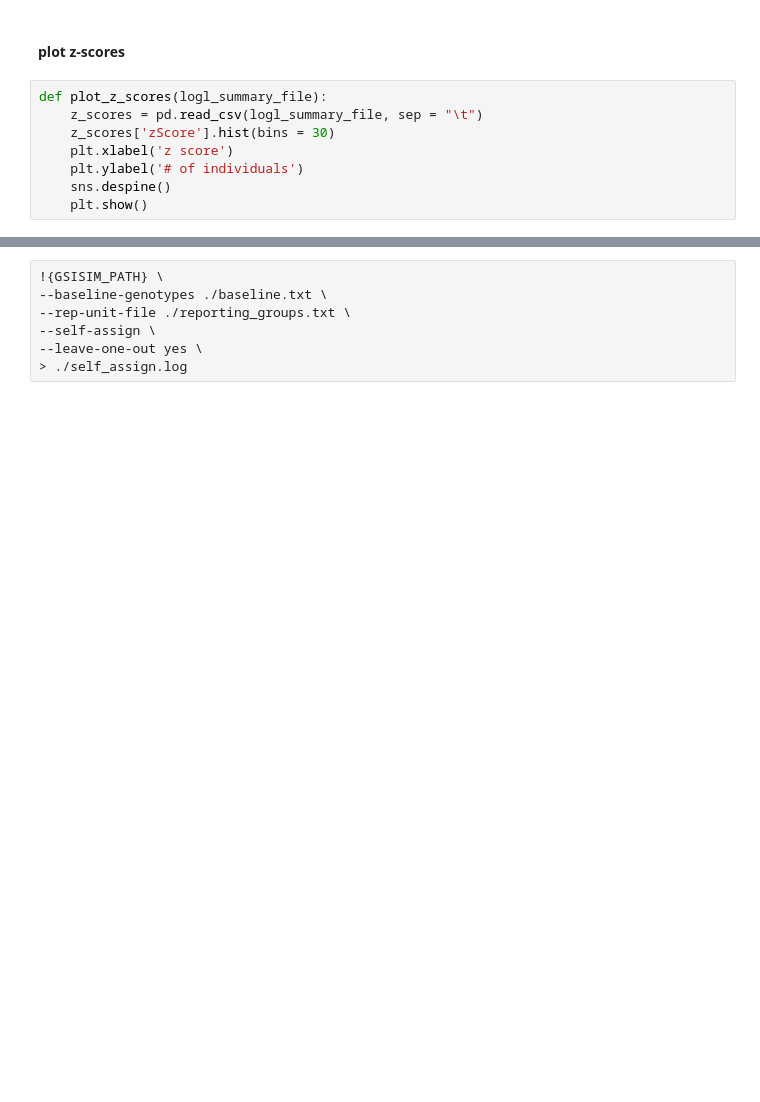
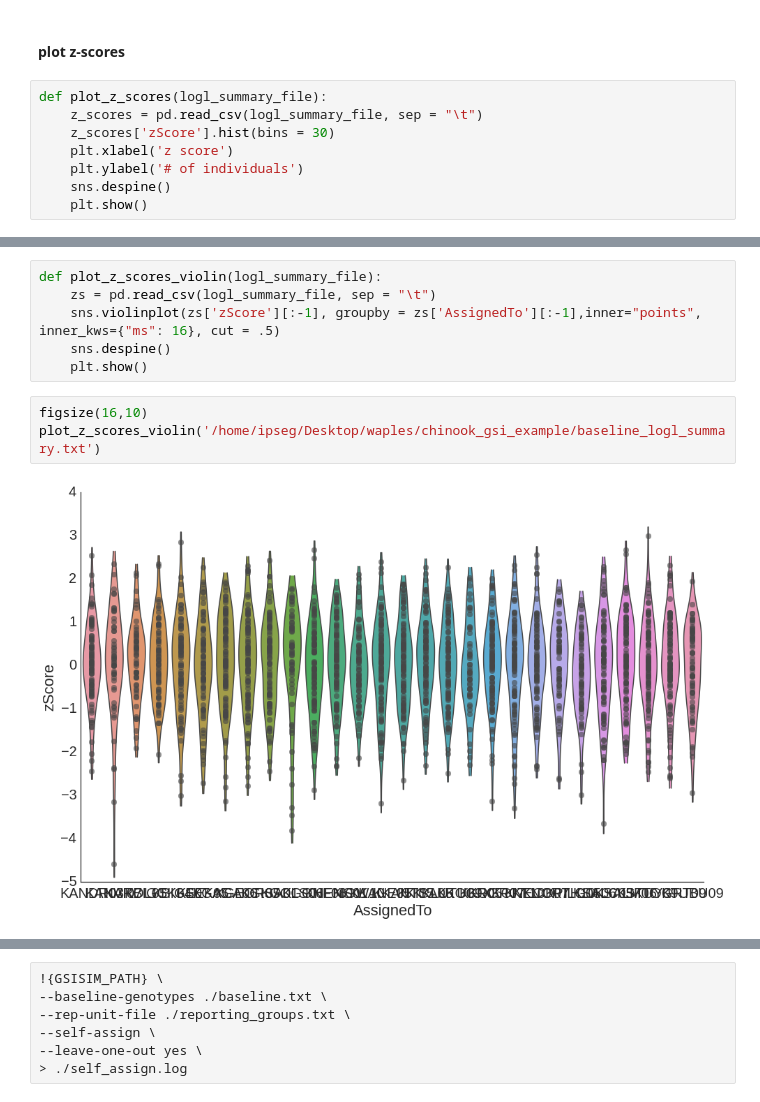
Before and after one commit to rwaples/chinook_gsi_example, a Jupyter notebook: gsi_sim.ipynb, the cells around one changed output, grey strips where cells are left out. Drawn from its saved outputs; the diff is of its cells as text; blank space fills up the shorter version.

```diff
--- a/gsi_sim.ipynb
+++ b/gsi_sim.ipynb
@@ -82,0 +103,11 @@ plot_z_scores('/home/ipseg/Desktop/waples/chinook_gsi_example/baseline_logl_summ
+# %%
+def plot_z_scores_violin(logl_summary_file):
+    zs = pd.read_csv(logl_summary_file, sep = "\t")
+    sns.violinplot(zs['zScore'][:-1], groupby = zs['AssignedTo'][:-1],inner="points", inner_kws={"ms": 16}, cut = .5)
+    sns.despine()
+    plt.show()
+# %%
+figsize(16,10)
+plot_z_scores_violin('/home/ipseg/Desktop/waples/chinook_gsi_example/baseline_logl_summary.txt')
+# %% [output]
+[figure, added]
```
Also changed, not shown: parts of 50 cells of this notebook, 34 other files.
